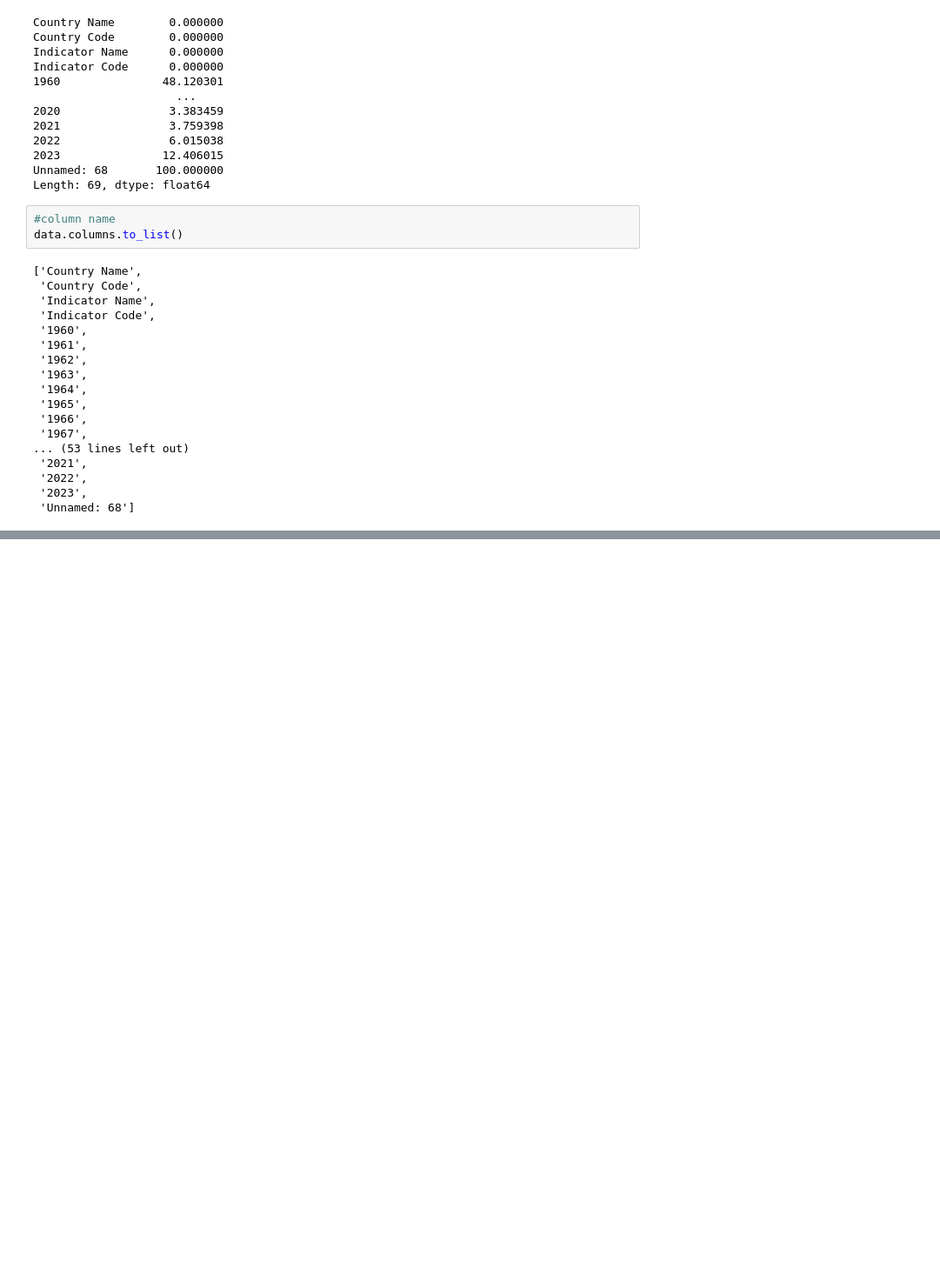
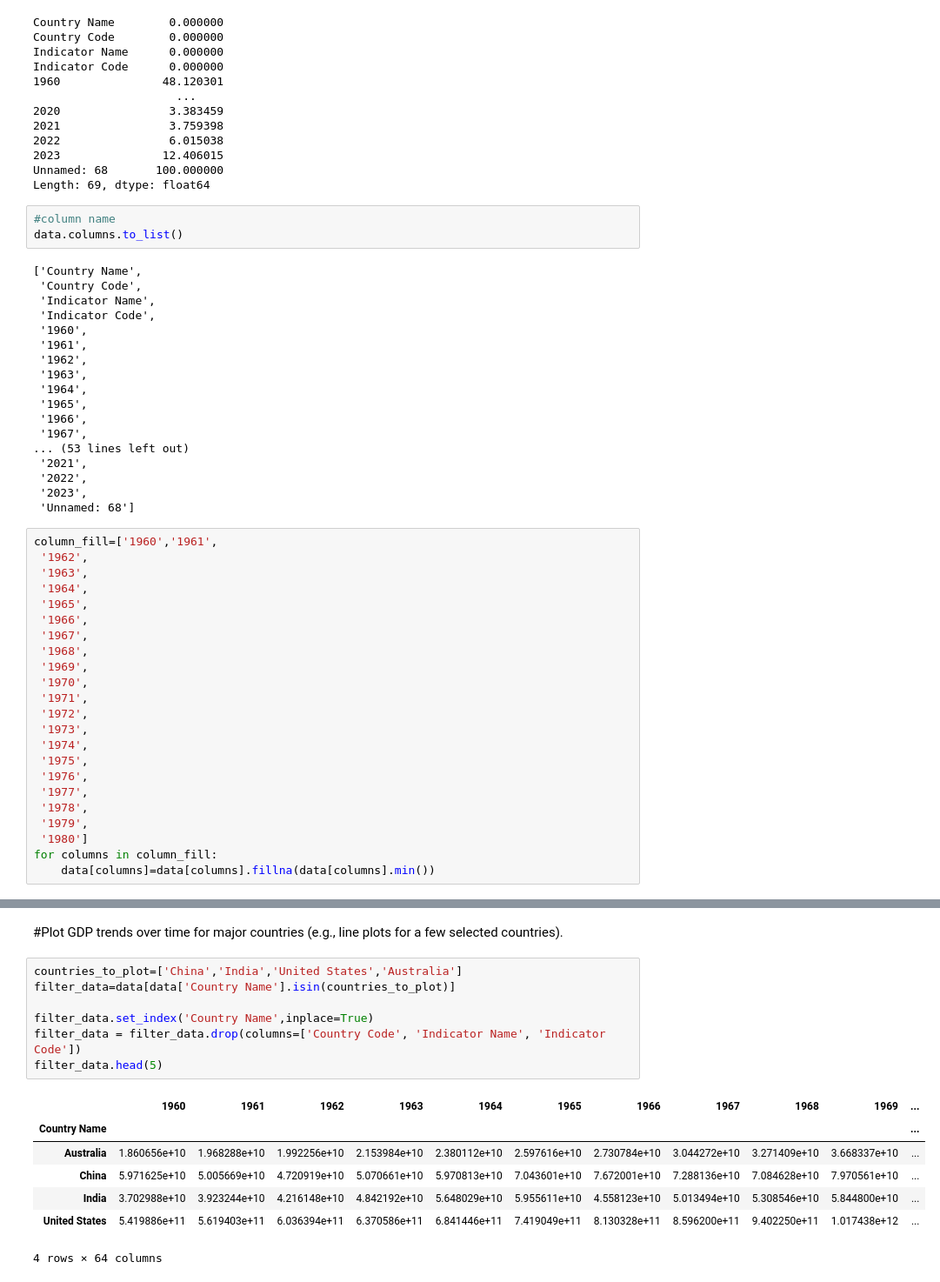
Before and after one commit to saidonepudi95/GDP_Predict_Project, a Jupyter notebook: Data_Cleaning.ipynb, the cells around one changed output, grey strips where cells are left out. Shown at 87% size. Cells and saved outputs as stored; diff of their text form; blank space fills up the shorter version.

```diff
--- a/Data_Cleaning.ipynb
+++ b/Data_Cleaning.ipynb
@@ -82,3 +84,26 @@ data.columns.to_list()
  '2022',
  '2023',
  'Unnamed: 68']
+# %%
+column_fill=['1960','1961',
+ '1962',
+ '1963',
+ '1964',
+ '1965',
+ '1966',
+ '1967',
+ '1968',
+ '1969',
+ '1970',
+ '1971',
+ '1972',
+ '1973',
+ '1974',
+ '1975',
+ '1976',
+ '1977',
+ '1978',
+ '1979',
+ '1980']
+for columns in column_fill:
+    data[columns]=data[columns].fillna(data[columns].min())
@@ -84,0 +158,17 @@ data.columns.to_list()
+# %% [markdown]
+#Plot GDP trends over time for major countries (e.g., line plots for a few selected countries).
+# %%
+countries_to_plot=['China','India','United States','Australia']
+filter_data=data[data['Country Name'].isin(countries_to_plot)]
+
+filter_data.set_index('Country Name',inplace=True)
+filter_data = filter_data.drop(columns=['Country Code', 'Indicator Name', 'Indicator Code'])
+filter_data.head(5)
+# %% [output]
+|  | 1960 | 1961 | 1962 | 1963 | 1964 | 1965 | 1966 | 1967 | 1968 | 1969 | ... |
+| Country Name |  |  |  |  |  |  |  |  |  |  | ... |
+| Australia | 1.860656e+10 | 1.968288e+10 | 1.992256e+10 | 2.153984e+10 | 2.380112e+10 | 2.597616e+10 | 2.730784e+10 | 3.044272e+10 | 3.271409e+10 | 3.668337e+10 | ... |
+| China | 5.971625e+10 | 5.005669e+10 | 4.720919e+10 | 5.070661e+10 | 5.970813e+10 | 7.043601e+10 | 7.672001e+10 | 7.288136e+10 | 7.084628e+10 | 7.970561e+10 | ... |
+| India | 3.702988e+10 | 3.923244e+10 | 4.216148e+10 | 4.842192e+10 | 5.648029e+10 | 5.955611e+10 | 4.558123e+10 | 5.013494e+10 | 5.308546e+10 | 5.844800e+10 | ... |
+| United States | 5.419886e+11 | 5.619403e+11 | 6.036394e+11 | 6.370586e+11 | 6.841446e+11 | 7.419049e+11 | 8.130328e+11 | 8.596200e+11 | 9.402250e+11 | 1.017438e+12 | ... |
+4 rows × 64 columns
```
Also changed, not shown: parts of 10 cells of this notebook, 1 other file.
